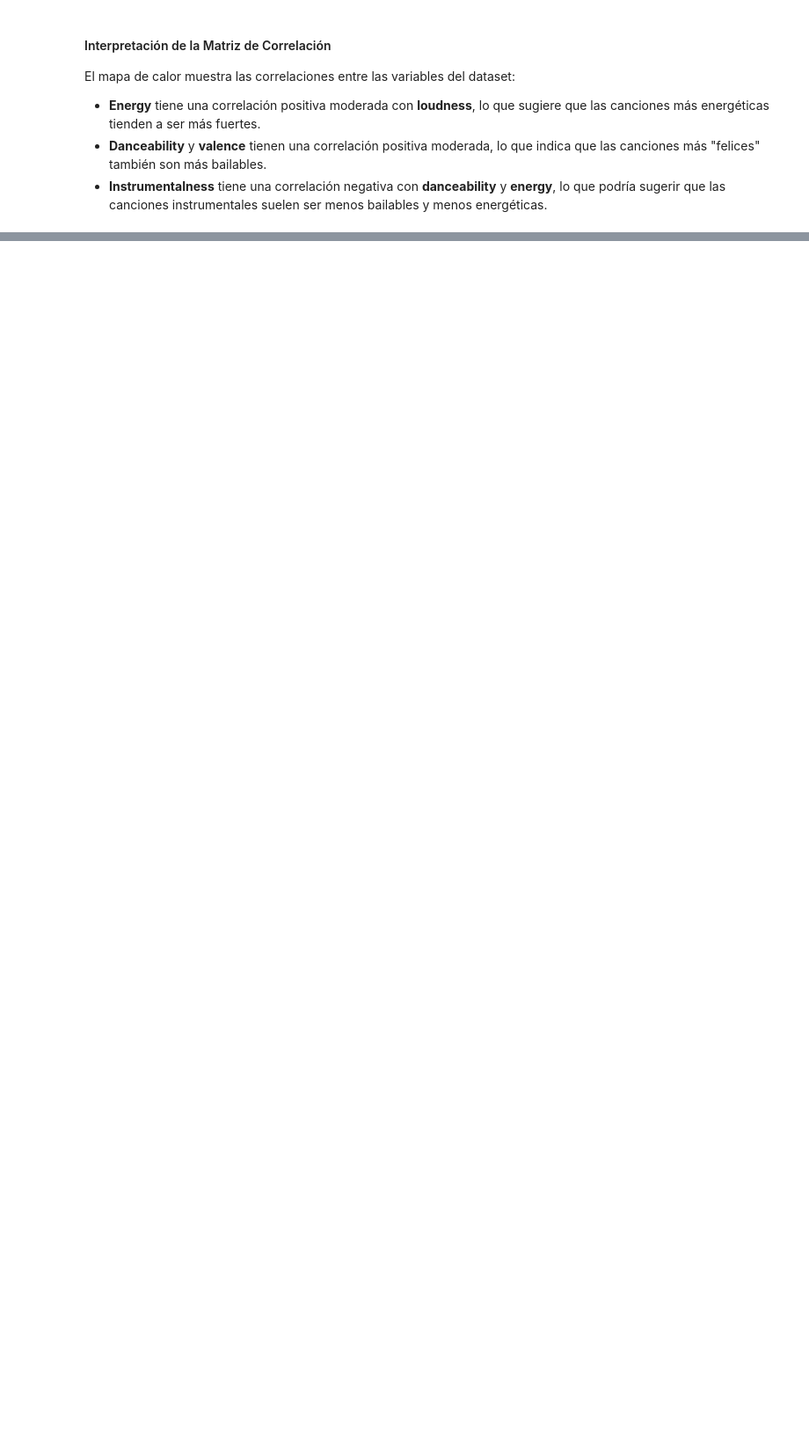
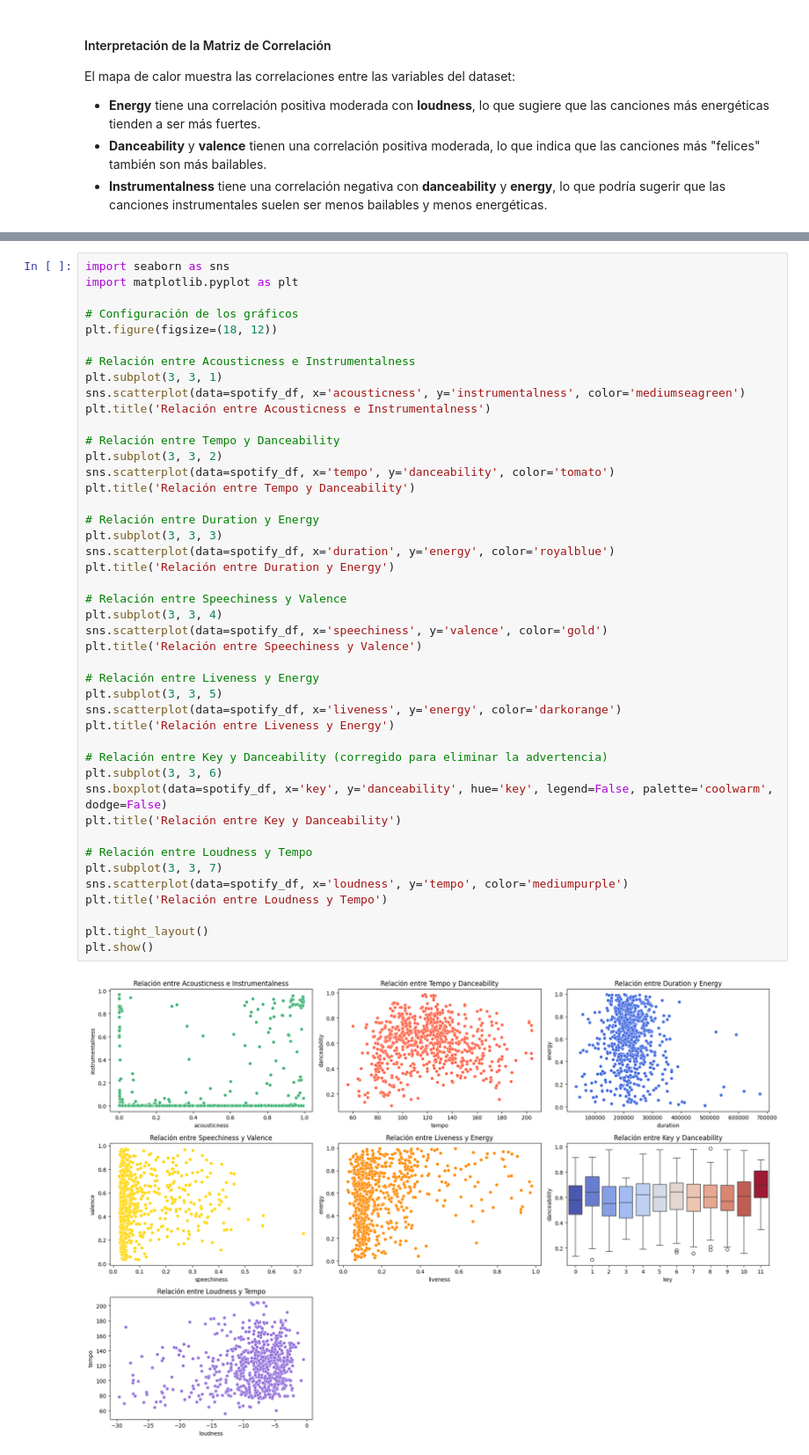
Before and after one commit to jonathancagua/CEIA-ADD, a Jupyter notebook: tp_spotify.ipynb, the cells around one changed output, grey strips where cells are left out. Shown: that part at 88% size. Saved outputs shown, nothing was run; the diff lists cells and outputs as text; blank space fills up the shorter version.

Commit message:
Added visualization of relationships between variables
Signed-off-by: Luciano <luciano106@gmail.com>

```diff
--- a/tp_spotify.ipynb
+++ b/tp_spotify.ipynb
@@ -297,0 +320,46 @@ plt.show()
+# %%
+import seaborn as sns
+import matplotlib.pyplot as plt
+
+# Configuración de los gráficos
+plt.figure(figsize=(18, 12))
+
+# Relación entre Acousticness e Instrumentalness
+plt.subplot(3, 3, 1)
+sns.scatterplot(data=spotify_df, x='acousticness', y='instrumentalness', color='mediumseagreen')
+plt.title('Relación entre Acousticness e Instrumentalness')
+
+# Relación entre Tempo y Danceability
+plt.subplot(3, 3, 2)
+sns.scatterplot(data=spotify_df, x='tempo', y='danceability', color='tomato')
+plt.title('Relación entre Tempo y Danceability')
+
+# Relación entre Duration y Energy
+plt.subplot(3, 3, 3)
+sns.scatterplot(data=spotify_df, x='duration', y='energy', color='royalblue')
+plt.title('Relación entre Duration y Energy')
+
+# Relación entre Speechiness y Valence
+plt.subplot(3, 3, 4)
+sns.scatterplot(data=spotify_df, x='speechiness', y='valence', color='gold')
+plt.title('Relación entre Speechiness y Valence')
+
+# Relación entre Liveness y Energy
+plt.subplot(3, 3, 5)
+sns.scatterplot(data=spotify_df, x='liveness', y='energy', color='darkorange')
+plt.title('Relación entre Liveness y Energy')
+
+# Relación entre Key y Danceability (corregido para eliminar la advertencia)
+plt.subplot(3, 3, 6)
+sns.boxplot(data=spotify_df, x='key', y='danceability', hue='key', legend=False, palette='coolwarm', dodge=False)
+plt.title('Relación entre Key y Danceability')
+
+# Relación entre Loudness y Tempo
+plt.subplot(3, 3, 7)
+sns.scatterplot(data=spotify_df, x='loudness', y='tempo', color='mediumpurple')
+plt.title('Relación entre Loudness y Tempo')
+
+plt.tight_layout()
+plt.show()
+# %% [output]
+[figure, added]
```
Also changed, not shown: parts of 20 cells of this notebook.
